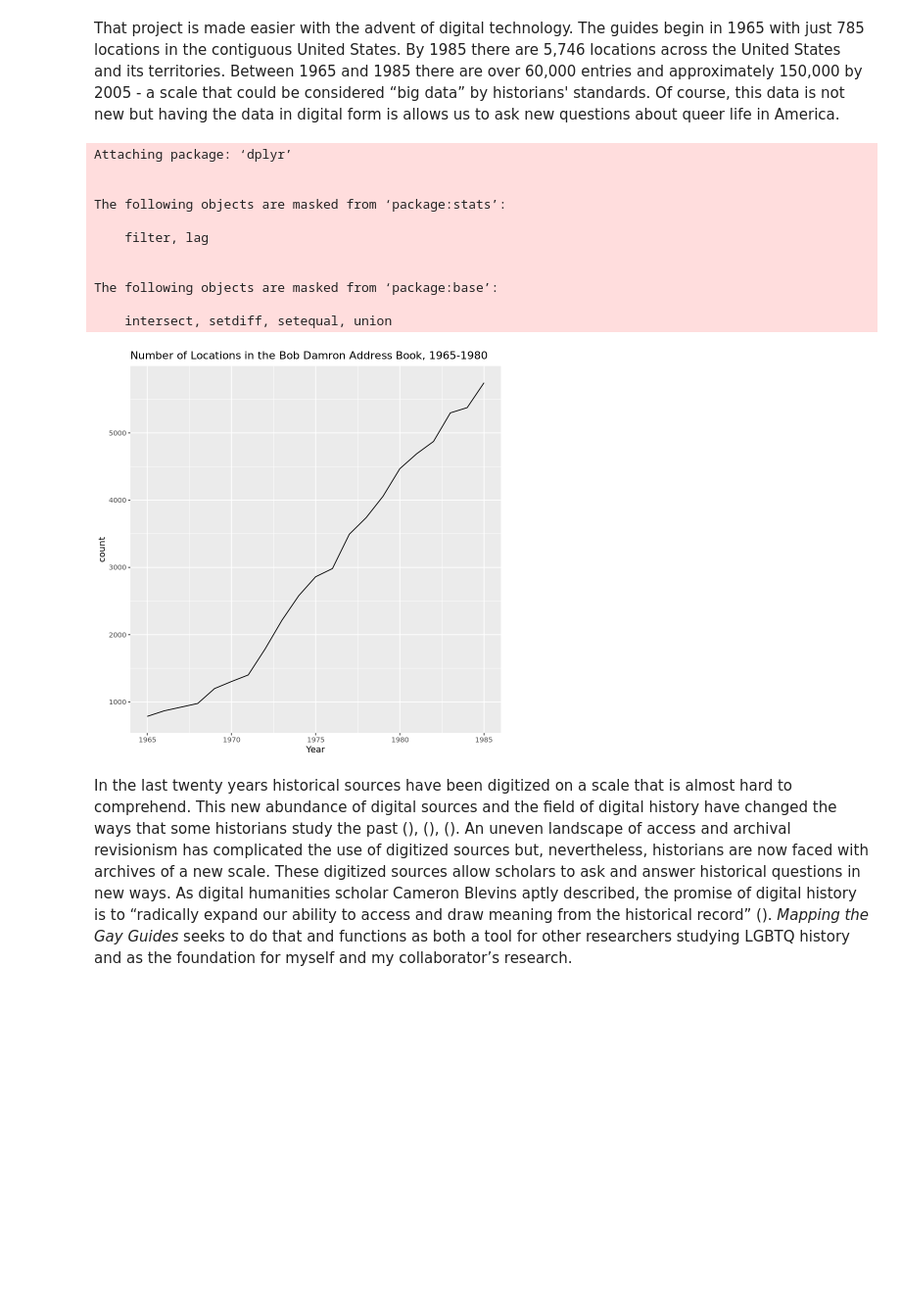
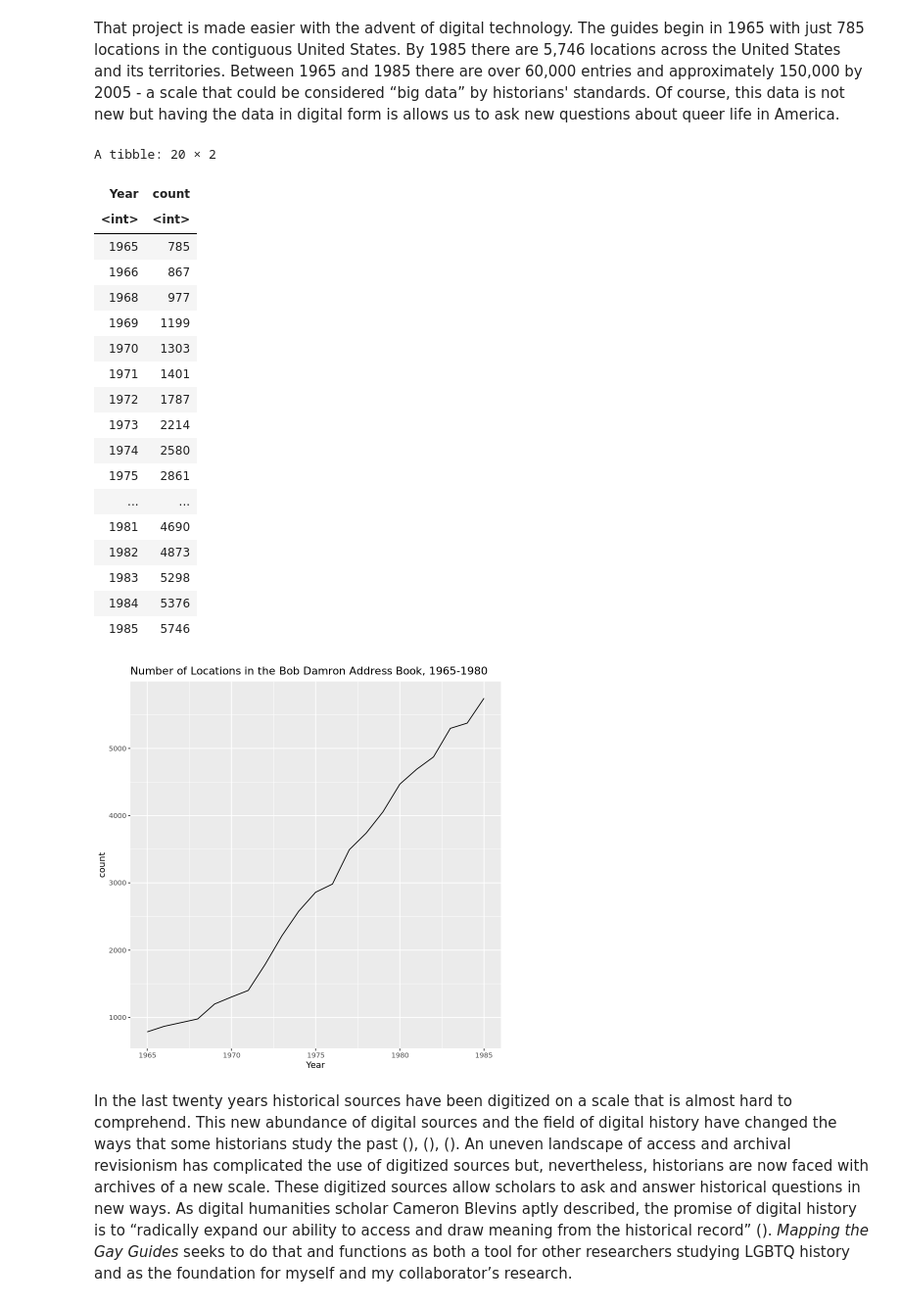
Before and after one commit to regan008/mggjdh, a Jupyter notebook: secret_societies_and_revolving_doors_using_mapping_the_gay_guides_as_a_tool_for_studying_queer_geographies.ipynb, the cells around one changed output. Shown at 98% size. Saved outputs shown, nothing was run; the diff lists cells and outputs as text; code cells hidden in the pictures; blank space fills up the shorter version.

```diff
--- a/secret_societies_and_revolving_doors_using_mapping_the_gay_guides_as_a_tool_for_studying_queer_geographies.ipynb
+++ b/secret_societies_and_revolving_doors_using_mapping_the_gay_guides_as_a_tool_for_studying_queer_geographies.ipynb
@@ -28,22 +28,31 @@ That project is made easier with the advent of digital technology. The guides be
 # %%
 library(dplyr)
 library(ggplot2)
-mgg <- readRDS("script/data.rds")
+mgg <- readRDS("script/data-id.rds")
 mgg.growth.by.year <- mgg %>% group_by(Year) %>% summarize(count = n())
+mgg.growth.by.year
 ggplot(mgg.growth.by.year, aes(x=Year, y=count)) +
   geom_line() + ggtitle("Number of Locations in the Bob Damron Address Book, 1965-1980")
 # %% [output]
-Attaching package: ‘dplyr’
-
-
-The following objects are masked from ‘package:stats’:
-
-    filter, lag
-
-
-The following objects are masked from ‘package:base’:
-
-    intersect, setdiff, setequal, union
+A tibble: 20 × 2
+| Year | count |
+| <int> | <int> |
+| 1965 | 785 |
+| 1966 | 867 |
+| 1968 | 977 |
+| 1969 | 1199 |
+| 1970 | 1303 |
+| 1971 | 1401 |
+| 1972 | 1787 |
+| 1973 | 2214 |
+| 1974 | 2580 |
+| 1975 | 2861 |
+| ... | ... |
+| 1981 | 4690 |
+| 1982 | 4873 |
+| 1983 | 5298 |
+| 1984 | 5376 |
+| 1985 | 5746 |
 [figure]
 # %% [markdown]
 In the last twenty years historical sources have been digitized on a scale that is almost hard to comprehend. This new abundance of digital sources and the field of digital history have changed the ways that some historians study the past (<cite data-cite="627056/H7UTBZHZ"></cite>), (<cite data-cite="627056/W73KKIZI"></cite>), (<cite data-cite="627056/EWGFL9LS"></cite>). An uneven landscape of access and archival revisionism has complicated the use of digitized sources but, nevertheless, historians are now faced with archives of a new scale. These digitized sources allow scholars to ask and answer historical questions in new ways. As digital humanities scholar Cameron Blevins aptly described, the promise of digital history is to “radically expand our ability to access and draw meaning from the historical record” (<cite data-cite="627056/AHB59DXV"></cite>). _Mapping the Gay Guides_ seeks to do that and functions as both a tool for other researchers studying LGBTQ history and as the foundation for myself and my collaborator’s research.
```
Also changed, not shown: parts of 2 cells of this notebook, 2 other files.
